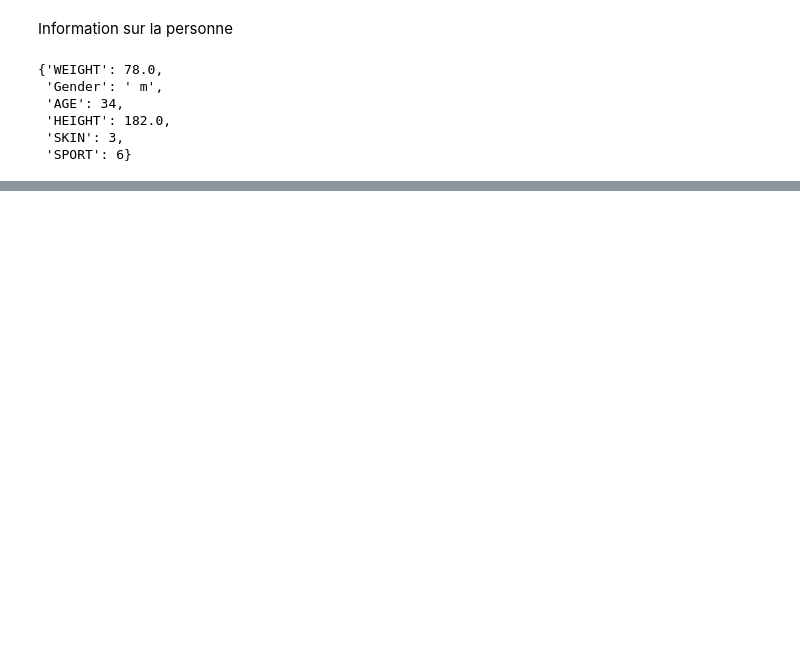
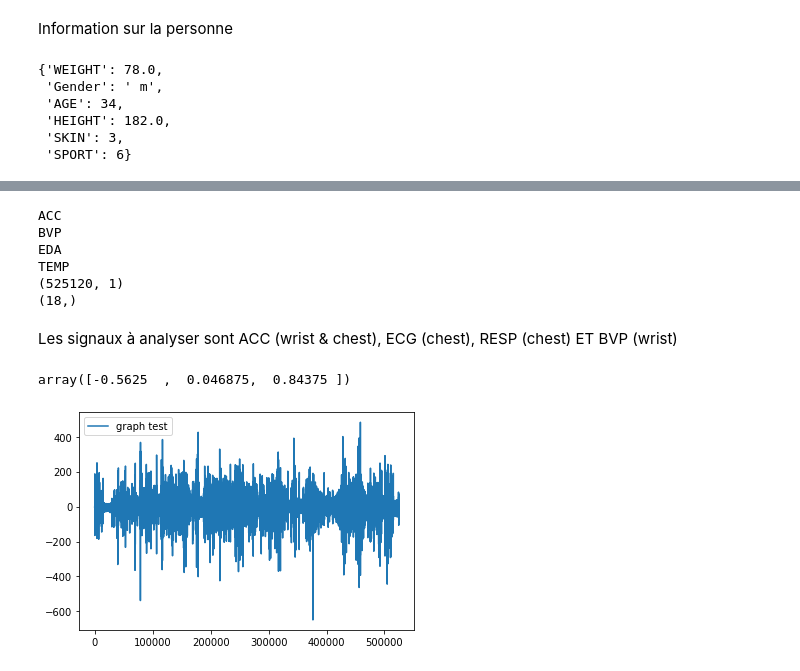
Before and after one commit to RichIemmont/esilv-projet-python-a5, a Jupyter notebook: data_exploration/data_viz.ipynb, the cells around one changed output, grey strips where cells are left out. Saved outputs shown, nothing was run; the diff lists cells and outputs as text; code cells hidden in the pictures; blank space fills up the shorter version.

```diff
--- a/data_exploration/data_viz.ipynb
+++ b/data_exploration/data_viz.ipynb
@@ -69,0 +98,27 @@ s1_df['questionnaire']
+# %%
+for signal in s1_df['signal']['wrist']:
+     print(signal)
+
+print(s1_df['signal']['wrist']['BVP'].shape)
+print(s1_activity[' S2'].shape)
+# %% [output]
+ACC
+BVP
+EDA
+TEMP
+(525120, 1)
+(18,)
+# %% [markdown]
+Les signaux à analyser sont ACC (wrist & chest), ECG (chest), RESP (chest) ET BVP (wrist)
+# %%
+s1_df['signal']['wrist']['ACC'][0]
+# %% [output]
+array([-0.5625  ,  0.046875,  0.84375 ])
+# %%
+merge_bvp = [signal[0] for signal in s1_df['signal']['wrist']['BVP']]
+fig, ax = plt.subplots()
+ax.plot(merge_bvp, label="graph test")
+ax.legend()
+plt.show()
+# %% [output]
+[figure, added]
```
Also changed, not shown: parts of 9 cells of this notebook.
